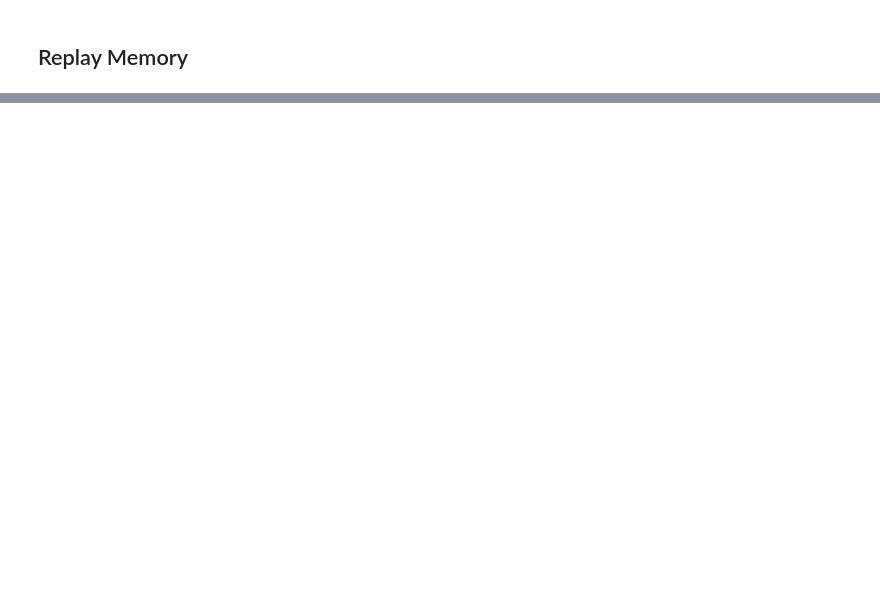
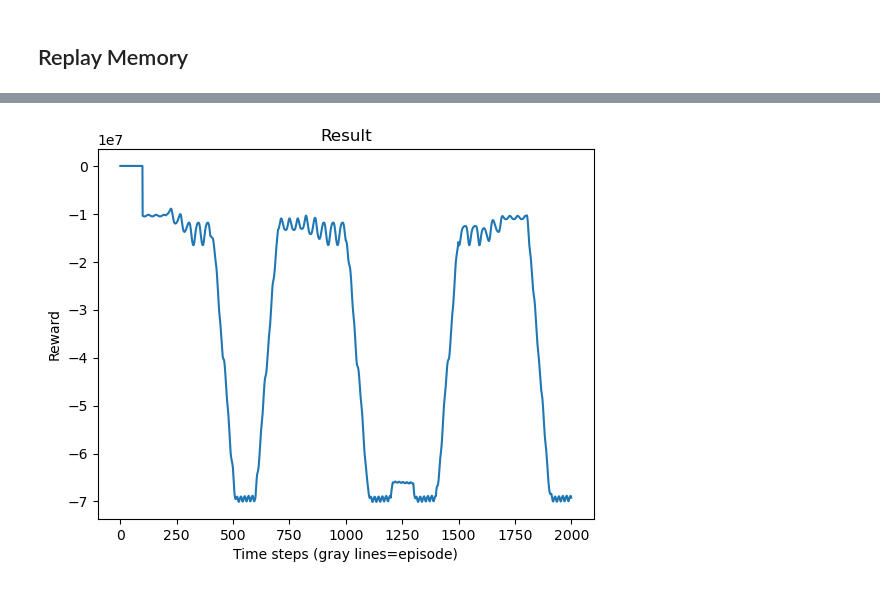
Before and after one commit to Ojcah/TFG_2024, a Jupyter notebook: PruebasDQN/ctrlPendulumDQN.ipynb, the cells around one changed output, grey strips where cells are left out. Cells and saved outputs as stored; diff of their text form; code cells hidden in the pictures; blank space fills up the shorter version.

Commit message:
Para pruebas de modelos entrenados

```diff
--- a/PruebasDQN/ctrlPendulumDQN.ipynb
+++ b/PruebasDQN/ctrlPendulumDQN.ipynb
@@ -84,10 +83,11 @@ class DQN(nn.Module):
         self.layer1 = nn.Linear(n_observations, 128)
         self.layer2 = nn.Linear(128, 128)
         self.output_layer = nn.Linear(128, n_actions)
+        self.prelu_init = nn.Parameter(torch.ones(1))
 
     # Called with either one element to determine next action, or a batch
     # during optimization. Returns tensor([[left0exp,right0exp]...]).
     def forward(self, x):
-        x = F.relu(self.layer1(x))
-        x = F.relu(self.layer2(x))
+        x = F.prelu(self.layer1(x), self.prelu_init)
+        x = F.prelu(self.layer2(x), self.prelu_init)
         return self.output_layer(x)
@@ -212,45 +155,45 @@ target_angle = 90
 # %%
-# Cargar el modelo
-model = DQN(n_observations, n_actions).to(device)
-model.load_state_dict(torch.load("models/Pendulum_100eps.pth"))
-model.eval()
+## --------------------------------------------------------------------------------------
+## --------------------------------------------------------------------------------------
 
+target_angle = 45
+#changing_target = False
+
+# ****************************************************************************
+num_episodes = 10
+
+## --------------------------------------------------------------------------------------
+## --------------------------------------------------------------------------------------
+
+new_rewards = []
+epoch = 0
 
 for i_episode in range(num_episodes):
     # Initialize the environment and get its state
     state, info = env.reset()
-
-    val_x, val_y, theta_dot  = state[0].cpu().numpy()
-    theta = math.acos(val_x)
-
     state = torch.tensor(state, dtype=torch.float32, device=device).unsqueeze(0)
-
+    print("Episode >> ", i_episode)
     for t in count():
-        #action = select_action(state)
-        action = np.array(select_action(state), dtype=np.float32)
+        with torch.no_grad():
+            subaction = policy_net(state).item()
+        action = np.array([subaction], dtype=np.float32) # Se cambio select_action() por policy_net()
         observation, reward, terminated, truncated, _ = env.step(action)
 
-        # ///////////////////////////////////////////////////////////
-        #reward = torch.tensor([reward], device=device)
+        # ///////////////////////////////////////////////////////////////////////////////////////////////////
         reward = calculate_reward(observation, action.item(), math.radians(target_angle))
-
-        # ///////////////////////////////////////////////////////////
+        # ///////////////////////////////////////////////////////////////////////////////////////////////////
 
         done = terminated or truncated
 
+        ## *********************************************************************************
+        pole_angle = math.degrees(math.atan2(observation[1],observation[0]))
 
-        ## ***************************
-        pole_angle = math.degrees(math.acos(observation[0]))
-        #reward = calculate_reward(pole_angle)
+        #vala = state[0].cpu().numpy()
+        #print(vala)
+        print(np.array([pole_angle, action.item(), reward.item()]))
+        new_rewards.append(reward.item())
+        ## *********************************************************************************
 
-        #print(state)
-        #print(state)
-        #print(state[1])
-        #print(np.array([pole_angle, action.item(), reward.item()]))
-        # print(pole_angle)
-        # print(action.item())
-        # print(reward.item())
-        ## ***************************
         if terminated:
             next_state = None
         else:
@@ -262,22 +205,15 @@ for i_episode in range(num_episodes):
         # Move to the next state
         state = next_state
 
-        # Perform one step of the optimization (on the policy network)
-        optimize_model()
+        if done:
+            episode_rewards = episode_rewards + new_rewards
+            new_rewards = []
+            plot_rewards()
+            break
 
-        ## ***************************
-        # Guardar el modelo
-        #torch.save(policy_net.state_dict(), "models/Pendulum_"+str(num_episodes)+"eps.pth")
-
-        ## ***************************
-
-        # Soft update of the target network's weights
-        # θ′ ← τ θ + (1 −τ )θ′
-        target_net_state_dict = target_net.state_dict()
-        policy_net_state_dict = policy_net.state_dict()
-        for key in policy_net_state_dict:
-            target_net_state_dict[key] = policy_net_state_dict[key]*TAU + target_net_state_dict[key]*(1-TAU)
-        target_net.load_state_dict(target_net_state_dict)
-
-        if done:
-            break
+print('Complete')
+plot_rewards(show_result=True)
+plt.ioff()
+plt.show()
+env.close()
+# %% [output]
@@ -283,0 +221 @@ for i_episode in range(num_episodes):
+[figure, added]
```
Also changed, not shown: parts of 17 cells of this notebook.
